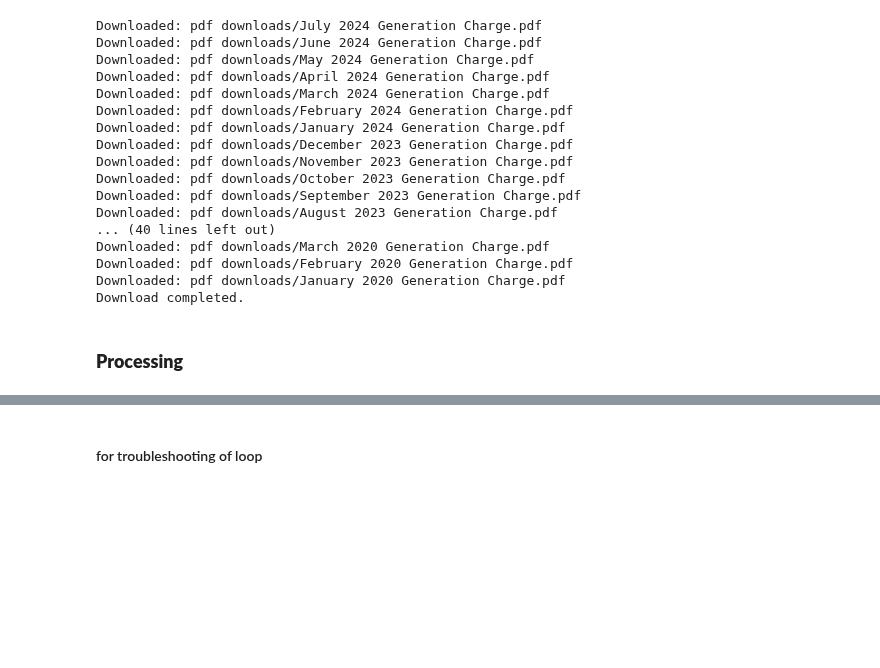
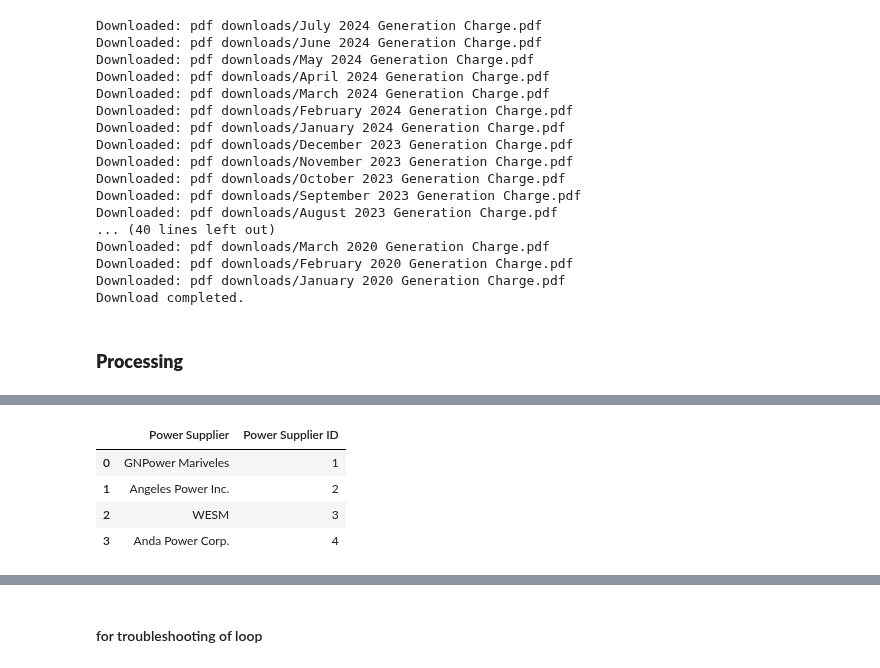
Before and after one commit to andreasenson/Scrape-DU-Generation-Charge, a Jupyter notebook: AEC/scrape_AEC.ipynb, the cells around one changed output, grey strips where cells are left out. Cells and saved outputs as stored; diff of their text form; code cells hidden in the pictures; blank space fills up the shorter version.

```diff
--- a/AEC/scrape_AEC.ipynb
+++ b/AEC/scrape_AEC.ipynb
@@ -266,0 +297,14 @@ big_df.head()
+# %%
+# Create a mapping of power suppliers to unique IDs
+supplier_id_map = {supplier: id+1 for id, supplier in enumerate(unique_suppliers)}
+
+# Create a new DataFrame from the mapping
+supplier_df = pd.DataFrame(list(supplier_id_map.items()), columns=['Power Supplier', 'Power Supplier ID'])
+
+supplier_df
+# %% [output]
+|  | Power Supplier | Power Supplier ID |
+| 0 | GNPower Mariveles | 1 |
+| 1 | Angeles Power Inc. | 2 |
+| 2 | WESM | 3 |
+| 3 | Anda Power Corp. | 4 |
```
Also changed, not shown: parts of 7 cells of this notebook.
